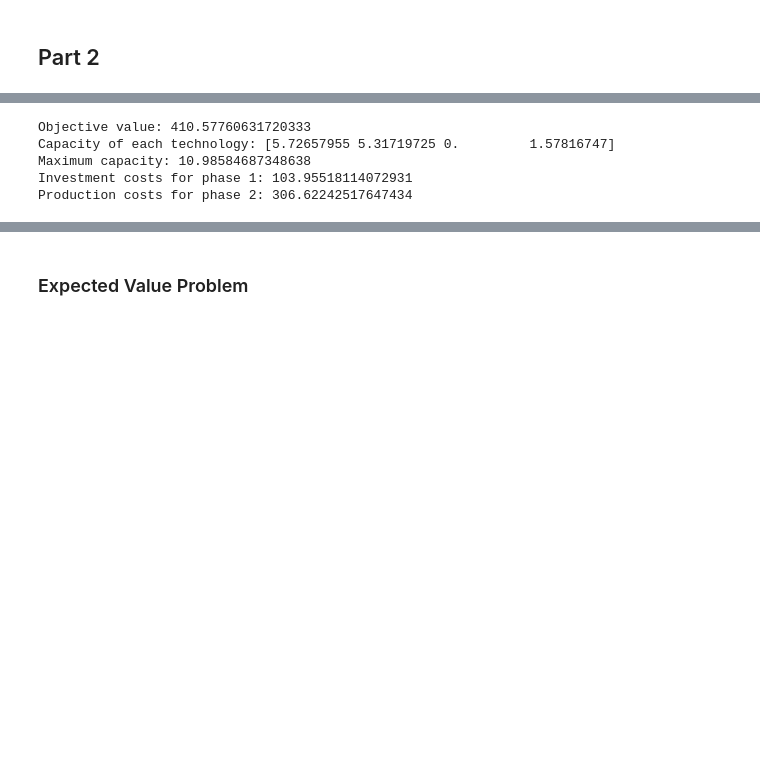
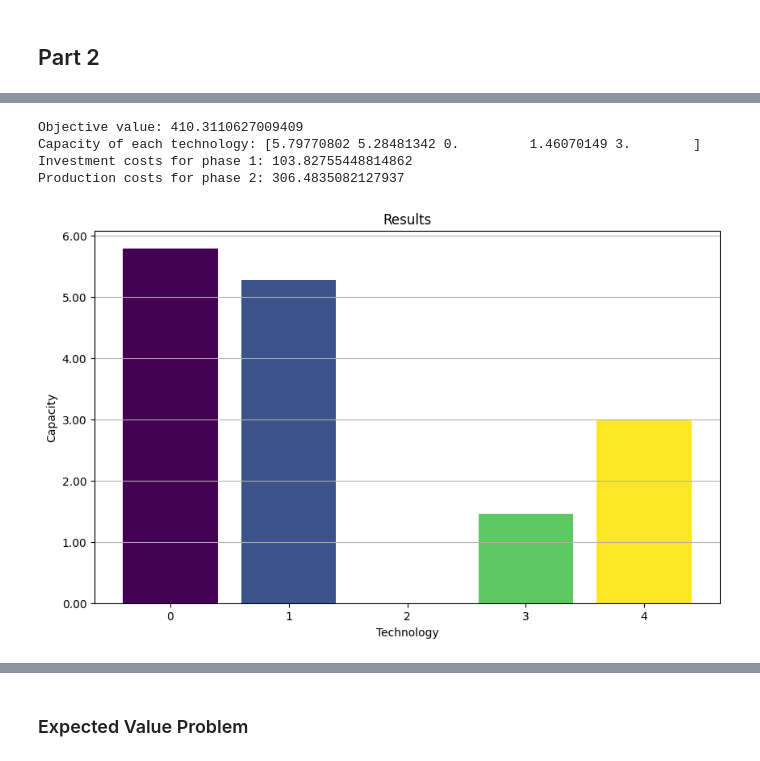
Before and after one commit to DanielCortild/Optimization-under-Uncertainty, a Jupyter notebook: code.ipynb, the cells around one changed output, grey strips where cells are left out. Cells and saved outputs as stored; diff of their text form; code cells hidden in the pictures; blank space fills up the shorter version.

```diff
--- a/code.ipynb
+++ b/code.ipynb
@@ -339,17 +335,17 @@ Time taken in seconds 164.75202012062073
 # %%
 rndvl= np.random.uniform(size=nreal*4)
 mins = [0.6,0.7,0.5,0.9]
 adds = [0.3,0.1,0.3,0.1]
 randvals.value = [rndvl[x*4+k]*adds[k]+mins[k]  for x in range(nreal) for k in range(4)]
 res= problem.solve( QCPDual = 1, solver  = cp.GUROBI, env=env)
-pl.print_solution(x,cset)
+pl.print_solution(x,cset,n)
 pl.plot_result(x,cset,n)
 # %% [output]
-Objective value: 410.57760631720333
-Capacity of each technology: [5.72657955 5.31719725 0.         1.57816747]
-Maximum capacity: 10.98584687348638
-Investment costs for phase 1: 103.95518114072931
-Production costs for phase 2: 306.62242517647434
+Objective value: 410.3110627009409
+Capacity of each technology: [5.79770802 5.28481342 0.         1.46070149 3.        ]
+Investment costs for phase 1: 103.82755448814862
+Production costs for phase 2: 306.4835082127937
+[figure, added]
 # %%
 params =[]
 values = []
```
Also changed, not shown: parts of 16 cells of this notebook, 1 other file.
